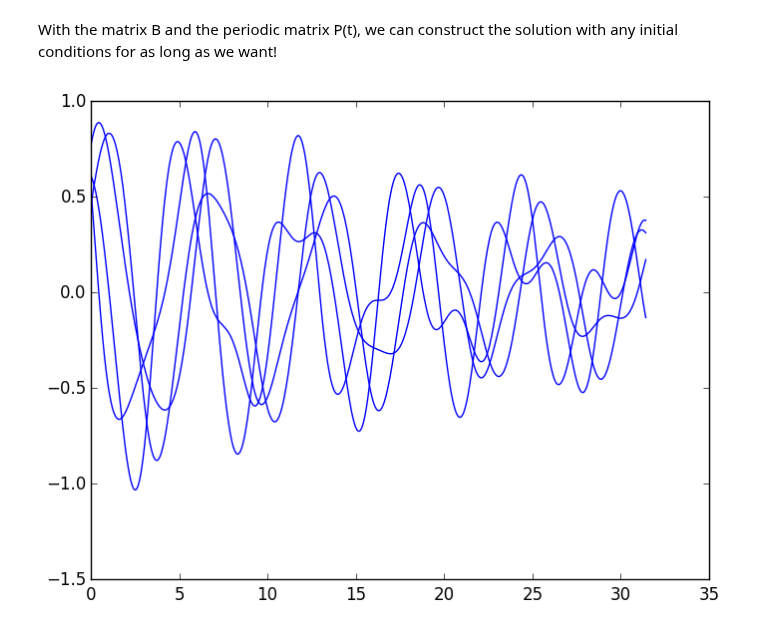
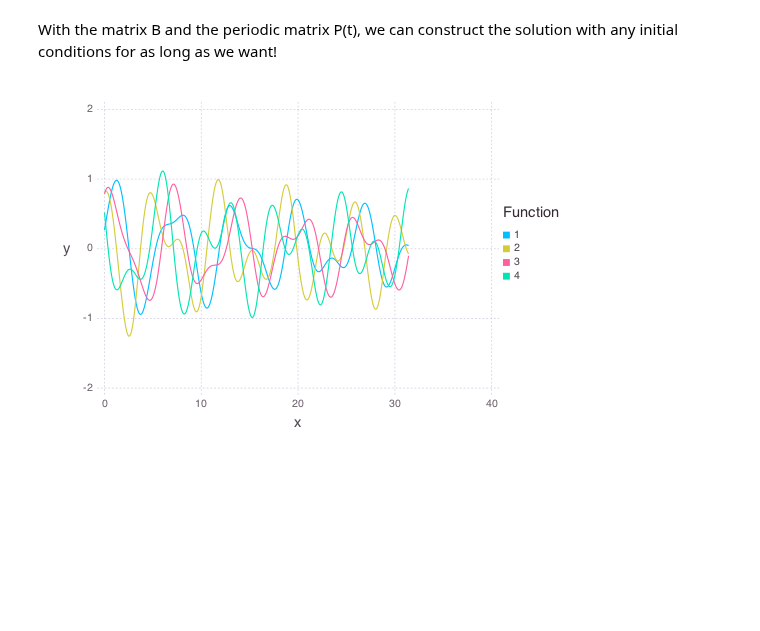
Before and after one commit to JuliaApproximation/ApproxFun.jl, a Jupyter notebook: examples/Floquet.ipynb, the cells around one changed output. Saved outputs shown, nothing was run; the diff lists cells and outputs as text; code cells hidden in the pictures; blank space fills up the shorter version.

```diff
--- a/examples/Floquet.ipynb
+++ b/examples/Floquet.ipynb
@@ -30,11 +29,13 @@ We calculate the Principal Fundamental Matrix $Φ$.
 T = π;a=0.15
 t = Fun(identity,[0,T])
 d=domain(t)
-D=Derivative()
-A=[   ldirichlet(d)          0;
-    lneumann(d)              0;
-    0                        ldirichlet(d);
-    0                        lneumann(d);
-    D^2+a*cos(2t)            I;
-    I                        D^2+a*cos(2t) ]
-evaluate((A\eye(3)),.1)
+D=Derivative(d)
+B=ldirichlet(d)
+n=4
+A=[ diagm(fill(ldirichlet(d),n));
+    D             -I  0I            0I;
+   (2+a*cos(2t))   D  -I            0I;
+   0I             0I   D            -I;
+   -I             0I  (2+a*cos(2t))  D]
+
+Φ = A\eye(n);
@@ -45,17 +42,3 @@ evaluate((A\eye(3)),.1)
-# %%
-T = π;a=0.15
-t = Fun(identity,[0,T])
-d=domain(t)
-D=Derivative(d)
-B=ldirichlet(d)
-n=4
-A=[diagm(fill(B,n));
-   D -I 0I 0I;
-   (2+a*cos(2t)) D -I 0I;
-   0I 0I D -I;
-   -I 0I (2+a*cos(2t)) D]
-Ai = interlace(A)
-Φ = Ai\eye(n);
 # %% [markdown]
 It can be further expressed as $Φ(t) = P(t) e^{tB}$ where $P(t)$ is a periodic matrix, and $B$ is constant.
 Using the values of $Φ(T)$:
@@ -106,13 +89,12 @@ the solution with any initial conditions for as long as we want!
 # %%
 t = Fun(identity,[0,10T])
 d = domain(t)
 x0 = rand(n)
 
 PI = Fun(t->P[t],d)
 xsol = real(PI*expm(B,t)*x0)
 
-setplotter("PyPlot")
 
 ApproxFun.plot(xsol)
 # %% [output]
-[figure, old version]
+[figure, new version]
```
Also changed, not shown: parts of 2 cells of this notebook, 3 other files.
